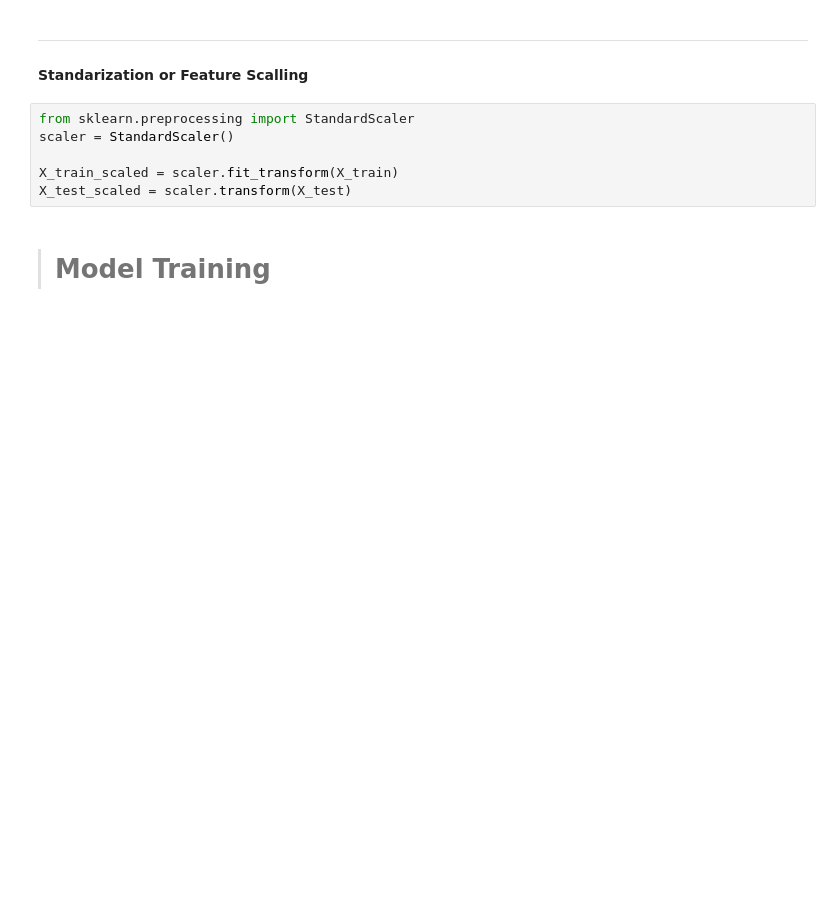
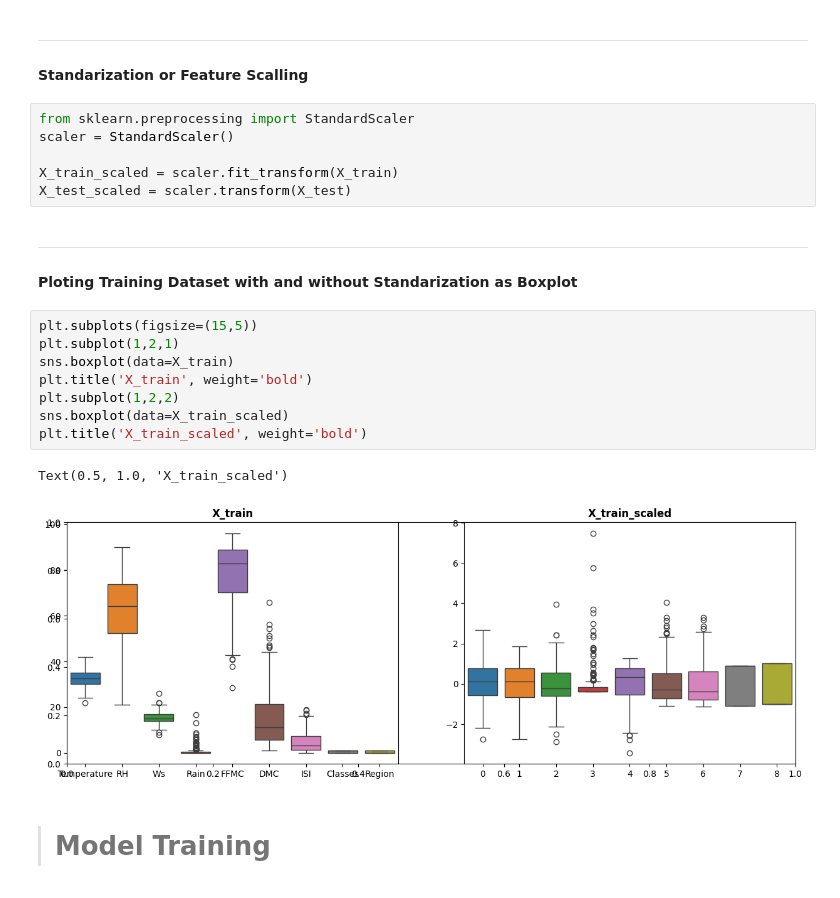
Before and after one commit to ShivamDevHere/machine-learning, a Jupyter notebook: 03-Fire Not Fire Classification/03-model training.ipynb, the cells around one changed output. Drawn from its saved outputs; the diff is of its cells as text; blank space fills up the shorter version.

Commit message:
Plot: Diff in Training and Scalled Training Dataset

```diff
--- a/03-Fire Not Fire Classification/03-model training.ipynb
+++ b/03-Fire Not Fire Classification/03-model training.ipynb
@@ -84,5 +84,19 @@ scaler = StandardScaler()
 
 X_train_scaled = scaler.fit_transform(X_train)
 X_test_scaled = scaler.transform(X_test)
+# %% [markdown]
+---
+#### Ploting Training Dataset with and without Standarization as Boxplot
+# %%
+plt.subplots(figsize=(15,5))
+plt.subplot(1,2,1)
+sns.boxplot(data=X_train)
+plt.title('X_train', weight='bold')
+plt.subplot(1,2,2)
+sns.boxplot(data=X_train_scaled)
+plt.title('X_train_scaled', weight='bold')
+# %% [output]
+Text(0.5, 1.0, 'X_train_scaled')
+[figure, added]
 # %% [markdown]
 > # Model Training
```
